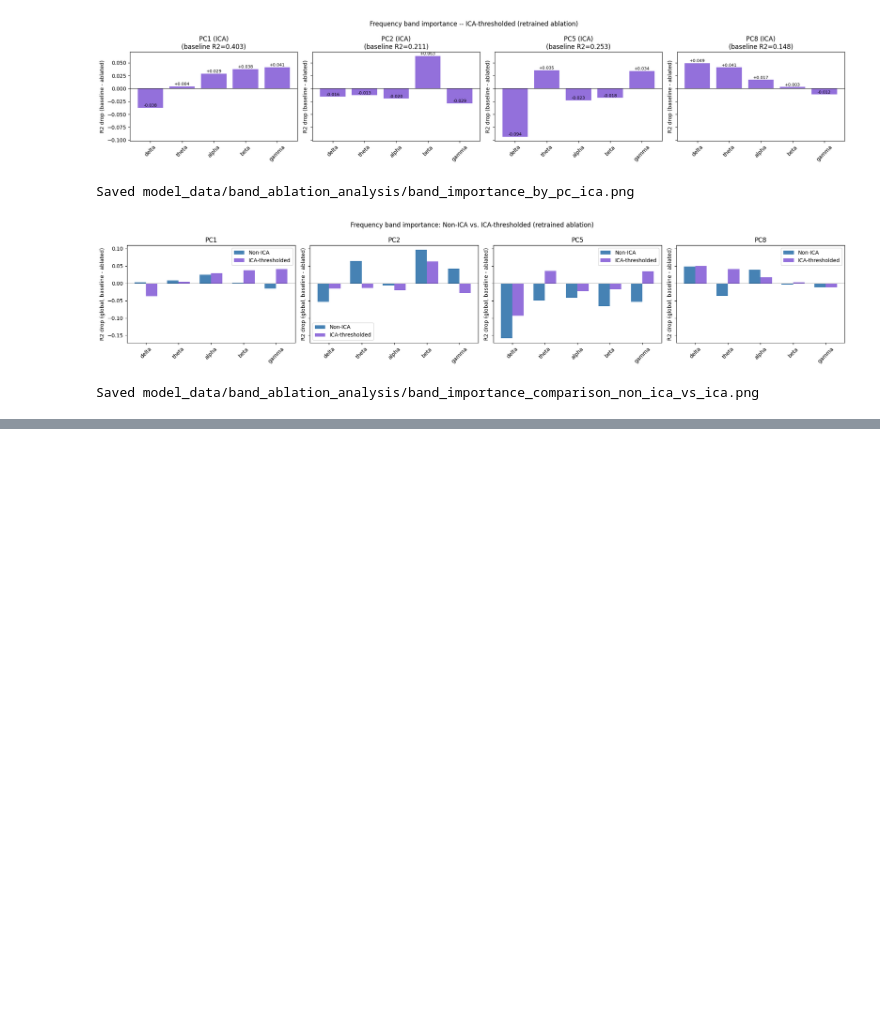
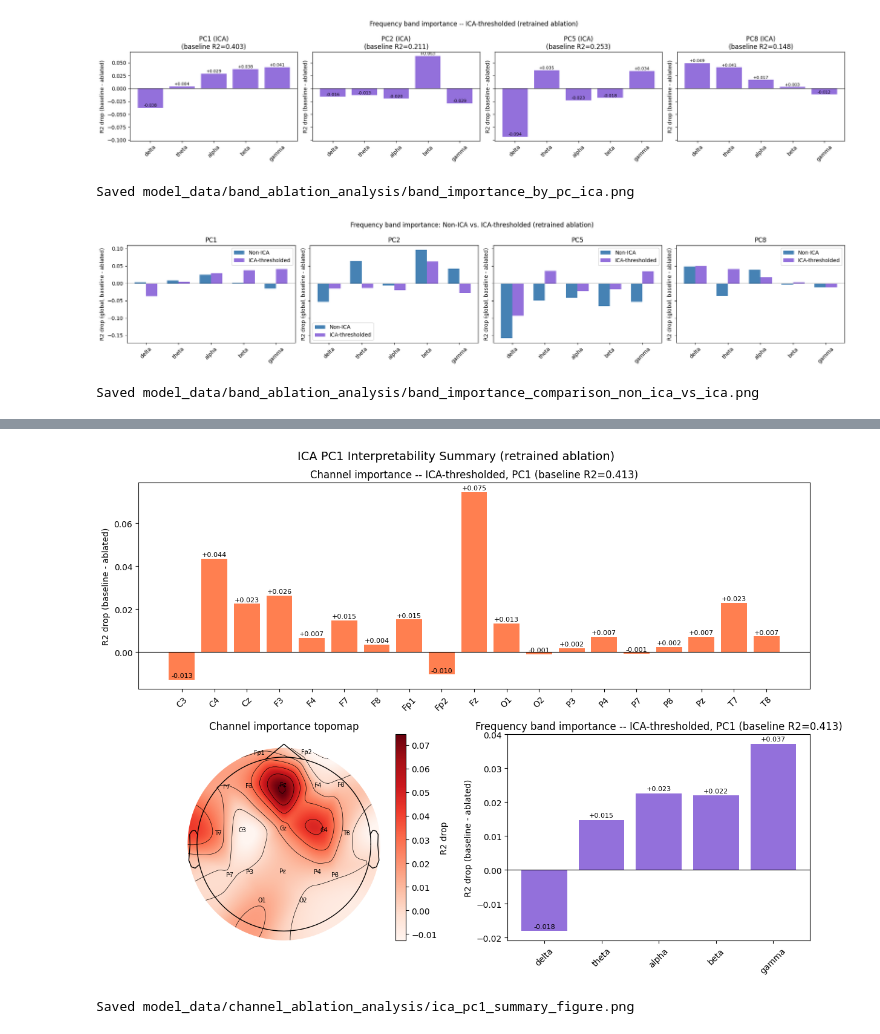
Before and after one commit to william2952/EEG_FDG_dementia, a Jupyter notebook: interpretability_analysis.ipynb, the cells around one changed output, grey strips where cells are left out. Saved outputs shown, nothing was run; the diff lists cells and outputs as text; code cells hidden in the pictures; blank space fills up the shorter version.

```diff
--- a/interpretability_analysis.ipynb
+++ b/interpretability_analysis.ipynb
@@ -948,0 +955,65 @@ Saved model_data/band_ablation_analysis/band_importance_comparison_non_ica_vs_ic
+# %%
+# ── Composite figure: ICA PC1 channel importance + topomap + band importance ─
+# Recomputed directly for PC1 (independent of whatever PC_NUMBER was set to in Experiment 4)
+# Baseline/drops use the mean-of-clipped-per-fold-R2 convention (matches baseline_ML_model.ipynb),
+# not the pooled global R2 used elsewhere in this notebook.
+_ica_pc1_baseline_path = "model_data/cv_results_stratified_ica_thresh/predictions_1.parquet"
+_ica_pc1_ablation_dir  = "model_data/channel_ablation_thresh_ica_results/P1"
+
+_baseline_mean, _baseline_global = baseline_metrics(_ica_pc1_baseline_path)
+_ablation_pc1 = load_ablation_results(_ica_pc1_ablation_dir)
+_ch_drops_pc1 = [_baseline_mean - _ablation_pc1[ch][0] for ch in ch_names]
+
+# Frequency band importance for ICA PC1 (already computed in Experiment 5's ICA section)
+_band_df_pc1 = band_results_by_pc_ica["pc1"]
+_band_drops_pc1 = [_band_df_pc1.loc[_band_df_pc1["band"] == b, "drop_mean_r2"].iloc[0] for b in BAND_ORDER]
+_band_baseline_pc1 = _band_df_pc1["baseline_mean_r2"].iloc[0]
+
+fig = plt.figure(figsize=(12, 9))
+gs = fig.add_gridspec(2, 2, height_ratios=[1, 1])
+
+ax_ch = fig.add_subplot(gs[0, :])
+bars = ax_ch.bar(ch_names, _ch_drops_pc1, color="coral")
+ax_ch.axhline(0, color="black", linewidth=0.8)
+ax_ch.set_ylabel("R2 drop (baseline - ablated)")
+ax_ch.set_title(f"Channel importance -- ICA-thresholded, PC1 (baseline R2={_baseline_mean:.3f})")
+ax_ch.tick_params(axis="x", rotation=45)
+for bar, drop in zip(bars, _ch_drops_pc1):
+    ax_ch.text(bar.get_x() + bar.get_width() / 2, drop + 0.0005,
+               f"{drop:+.3f}", ha="center", va="bottom", fontsize=8)
+
+ax_topo = fig.add_subplot(gs[1, 0])
+_montage = mne.channels.make_standard_montage("standard_1020")
+_info = mne.create_info(ch_names, sfreq=SFREQ, ch_types="eeg")
+_info.set_montage(_montage)
+
+_importance = np.array(_ch_drops_pc1)
+_vmin, _vmax = _importance.min(), _importance.max()
+if _vmin == _vmax:
+    _vmin, _vmax = _vmin - 0.01, _vmax + 0.01
+im, _ = mne.viz.plot_topomap(
+    _importance, _info, axes=ax_topo, show=False,
+    vlim=(_vmin, _vmax), cmap="Reds", sensors=True, names=ch_names,
+)
+plt.colorbar(im, ax=ax_topo, label="R2 drop")
+ax_topo.set_title("Channel importance topomap")
+
+ax_band = fig.add_subplot(gs[1, 1])
+bars_band = ax_band.bar(BAND_ORDER, _band_drops_pc1, color="mediumpurple")
+ax_band.axhline(0, color="black", linewidth=0.8)
+ax_band.set_ylabel("R2 drop (baseline - ablated)")
+ax_band.set_title(f"Frequency band importance -- ICA-thresholded, PC1 (baseline R2={_band_baseline_pc1:.3f})")
+ax_band.tick_params(axis="x", rotation=45)
+for bar, drop in zip(bars_band, _band_drops_pc1):
+    ax_band.text(bar.get_x() + bar.get_width() / 2, drop + 0.0005,
+                 f"{drop:+.3f}", ha="center", va="bottom", fontsize=8)
+
+fig.suptitle("ICA PC1 Interpretability Summary (retrained ablation)", fontsize=14)
+plt.tight_layout()
+summary_fig_png = Path("model_data/channel_ablation_analysis") / "ica_pc1_summary_figure.png"
+plt.savefig(summary_fig_png, dpi=150)
+plt.show()
+print(f"Saved {summary_fig_png}")
+# %% [output]
+[figure, added]
+Saved model_data/channel_ablation_analysis/ica_pc1_summary_figure.png
```
Also changed, not shown: parts of 1 cell of this notebook, 5 other files.
